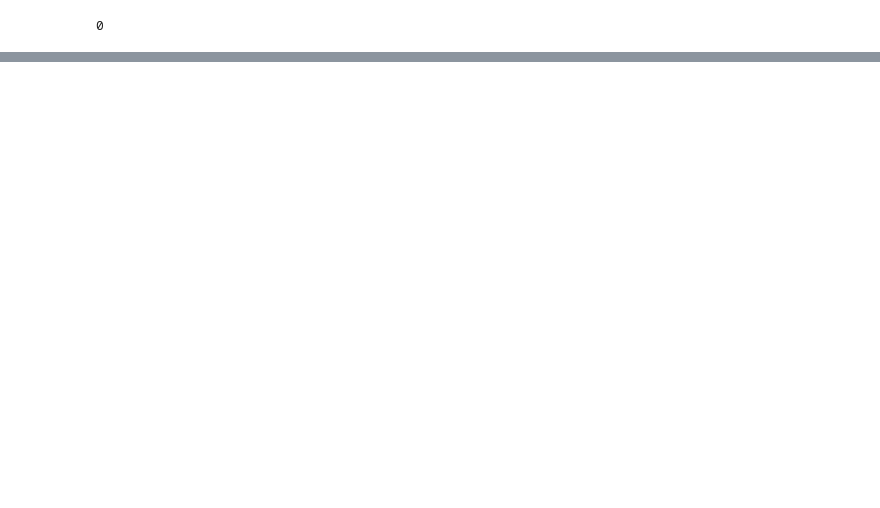
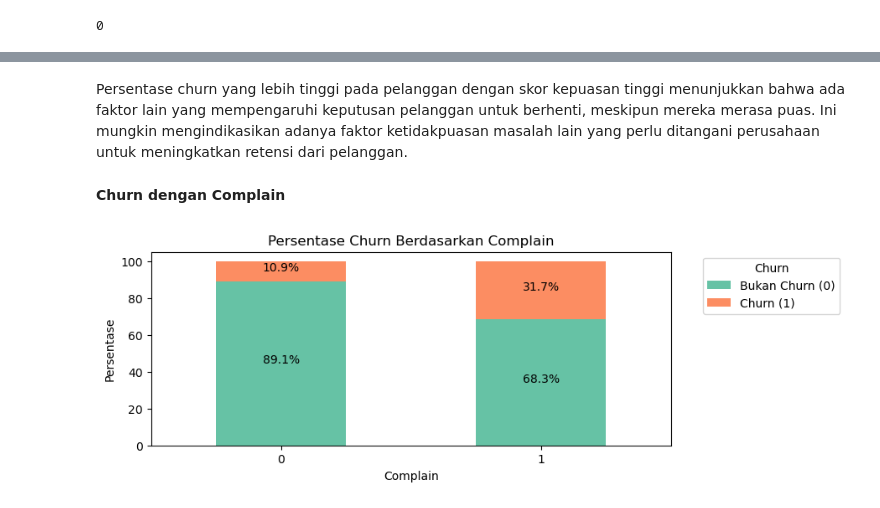
Before and after one commit to Dokaebi20/Finpro_Zetta_11-24, a Jupyter notebook: FinPro.ipynb, the cells around one changed output, grey strips where cells are left out. Drawn from its saved outputs; the diff is of its cells as text; code cells hidden in the pictures; blank space fills up the shorter version.

```diff
--- a/FinPro.ipynb
+++ b/FinPro.ipynb
@@ -314,0 +527,25 @@ df[df.duplicated()].shape[0]
+# %% [markdown]
+Persentase churn yang lebih tinggi pada pelanggan dengan skor kepuasan tinggi menunjukkan bahwa ada faktor lain yang mempengaruhi keputusan pelanggan untuk berhenti, meskipun mereka merasa puas. Ini mungkin mengindikasikan adanya faktor ketidakpuasan  masalah lain yang perlu ditangani perusahaan untuk meningkatkan retensi dari pelanggan.
+# %% [markdown]
+**Churn dengan Complain**
+# %%
+col = 'Complain'
+churn_percent = df.groupby([col, 'Churn']).size().unstack(fill_value=0)
+churn_percent = churn_percent.div(churn_percent.sum(axis=1), axis=0) * 100
+
+ax = churn_percent.plot(kind='bar', stacked=True, color=sns.color_palette('Set2'), figsize=(8, 3))
+
+plt.title(f'Persentase Churn Berdasarkan {col}')
+plt.xlabel(col)
+plt.ylabel('Persentase')
+plt.xticks(rotation=0)
+
+plt.legend(['Bukan Churn (0)', 'Churn (1)'], title='Churn', bbox_to_anchor=(1.05, 1), loc='upper left')
+
+for i, (label, row) in enumerate(churn_percent.iterrows()):
+    plt.text(i, row[0] / 2, f'{row[0]:.1f}%', ha='center', color='black')
+    plt.text(i, row[0] + row[1] / 2, f'{row[1]:.1f}%', ha='center', color='black')
+
+plt.show()
+# %% [output]
+[figure, added]
```
Also changed, not shown: parts of 31 cells of this notebook.
